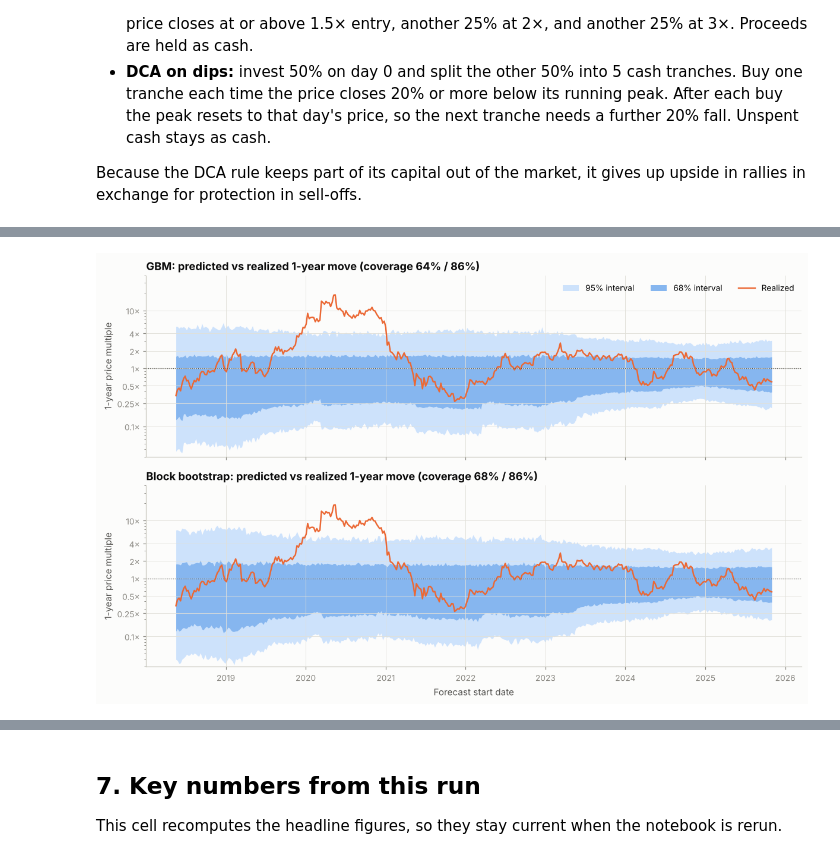
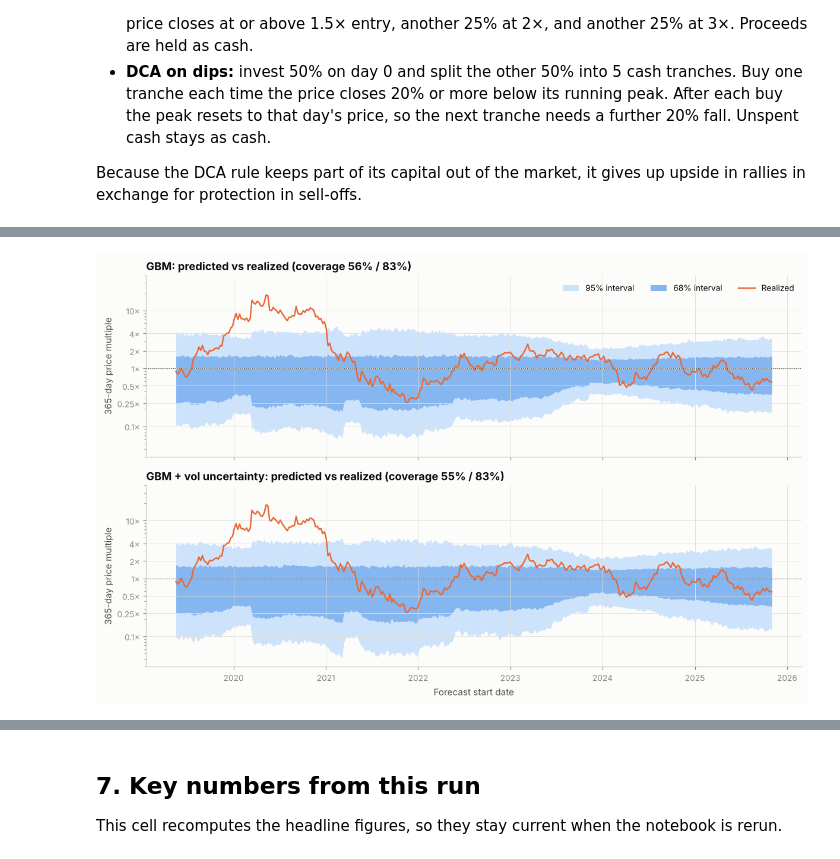
Before and after one commit to eth-ship-it/eth-monte-carlo, a Jupyter notebook: eth_monte_carlo.ipynb, the cells around one changed output, grey strips where cells are left out. Cells and saved outputs as stored; diff of their text form; code cells hidden in the pictures.

```diff
--- a/eth_monte_carlo.ipynb
+++ b/eth_monte_carlo.ipynb
@@ -767,17 +979,22 @@ def fan_chart(ax, p, title):
     ax.xaxis.set_major_formatter(mdates.DateFormatter("%b %Y"))
 
 
-fig, axes = plt.subplots(2, 2, figsize=(13, 8.5), sharey=True)
-for ax, (name, p) in zip(axes.flat, paths.items()):
+n_cols = 3
+n_rows = int(np.ceil((len(paths) + 1) / n_cols))          # one spare panel holds the legend
+fig, axes = plt.subplots(n_rows, n_cols, figsize=(16, 4.4 * n_rows), sharey=True)
+fan_axes = axes.flat[:len(paths)]
+for ax, (name, p) in zip(fan_axes, paths.items()):
     fan_chart(ax, p, name)
-for ax in axes[1]:
     ax.set_xlabel("Date")
-axes[0, 0].legend(loc="lower left")
+    ax.set_xlim(sim_dates[0], sim_dates[-1] + pd.Timedelta(days=60))
 ylo = min(np.percentile(p[:, 1:], 5, axis=0).min() for p in paths.values()) * 0.8
 yhi = max(np.percentile(p[:, 1:], 95, axis=0).max() for p in paths.values()) * 1.25
-axes[0, 0].set_ylim(ylo, yhi)
-for ax in axes.flat:
-    ax.set_xlim(sim_dates[0], sim_dates[-1] + pd.Timedelta(days=55))
+axes.flat[0].set_ylim(ylo, yhi)
+for ax in axes.flat[len(paths):]:
+    ax.axis("off")
+handles, labels = axes.flat[0].get_legend_handles_labels()
+axes.flat[len(paths)].legend(handles, labels, loc="center left", fontsize=10,
+                             title="Percentile bands of simulated price", title_fontsize=10)
 fig.suptitle(f"Simulated ETH price paths: {N_PATHS:,} paths, {HORIZON_DAYS} days, start ${S0:,.0f}",
              x=0.01, ha="left", fontsize=13, fontweight="bold", color=INK)
 plt.tight_layout()
@@ -1017,7 +1234,7 @@ print("Final value of $1 after the horizon")
 display(strategy_table.style.format({"P5": "${:.2f}", "median": "${:.2f}", "P95": "${:.2f}", "mean": "${:.2f}",
                                      "P(beats hold)": "{:.1%}"}, na_rep="-"))
 
-fig, axes = plt.subplots(1, len(MODELS), figsize=(14, 3.8), sharex=True, sharey=True)
+fig, axes = plt.subplots(1, len(MODELS), figsize=(3.3 * len(MODELS) + 1, 3.8), sharex=True, sharey=True)
 for ax, model in zip(axes, MODELS):
     for i, sname in enumerate(STRATEGIES):
         v = strategy_values[(model, sname)]
@@ -1138,25 +1482,25 @@ Block bootstrap  68% band: 68.5% coverage -> roughly calibrated
 # %%
-fig, axes = plt.subplots(len(CAL_MODELS), 1, figsize=(11, 7), sharex=True, sharey=True)
-for ax, name in zip(axes, CAL_MODELS):
-    g = cal[cal["model"] == name]
-    x = g["start"]
-    ax.fill_between(x, g["lo95"] / g["start price"], g["hi95"] / g["start price"],
-                    color=BLUE_RAMP["band_outer"], lw=0, label="95% interval")
-    ax.fill_between(x, g["lo68"] / g["start price"], g["hi68"] / g["start price"],
-                    color=BLUE_RAMP["band_inner"], lw=0, label="68% interval")
-    ax.plot(x, g["realized"] / g["start price"], color=SERIES[1], lw=1.6, label="Realized")
+compare = [MAIN_VARIANTS[0], best_variant if best_variant != MAIN_VARIANTS[0] else MAIN_VARIANTS[1]]
+fig, axes = plt.subplots(len(compare), 1, figsize=(11, 7), sharex=True, sharey=True)
+for ax, label in zip(axes, compare):
+    g = cal[(cal["variant"] == label) & (cal["horizon"] == H_LONG)]
+    ax.fill_between(g["start"], np.exp(g["lo95"]), np.exp(g["hi95"]), color=BLUE_RAMP["band_outer"], lw=0,
+                    label="95% interval")
+    ax.fill_between(g["start"], np.exp(g["lo68"]), np.exp(g["hi68"]), color=BLUE_RAMP["band_inner"], lw=0,
+                    label="68% interval")
+    ax.plot(g["start"], np.exp(g["y"]), color=SERIES[1], lw=1.6, label="Realized")
     ax.axhline(1, color=INK2, lw=0.8, ls=":")
     ax.set_yscale("log")
     ax.yaxis.set_major_locator(mticker.FixedLocator([0.1, 0.25, 0.5, 1, 2, 4, 10]))
     ax.yaxis.set_major_formatter(mticker.FuncFormatter(lambda v, _: f"{v:g}×"))
     ax.yaxis.set_minor_formatter(mticker.NullFormatter())
-    ax.set_ylabel("1-year price multiple")
     ax.set_ylim(0.03, 40)
-    c68, c95 = coverage.loc["68% interval coverage", name], coverage.loc["95% interval coverage", name]
-    ax.set_title(f"{name}: predicted vs realized 1-year move (coverage {c68:.0%} / {c95:.0%})")
+    ax.set_ylabel(f"{H_LONG}-day price multiple")
+    r = cal_summary.loc[label]
+    ax.set_title(f"{label}: predicted vs realized (coverage {r['68% coverage']:.0%} / {r['95% coverage']:.0%})")
 axes[0].legend(loc="upper right", ncols=3)
 axes[-1].set_xlabel("Forecast start date")
 plt.tight_layout()
 plt.show()
 # %% [output]
-[figure, old version]
+[figure, new version]
```
Also changed, not shown: parts of 30 cells of this notebook, 2 other files.
